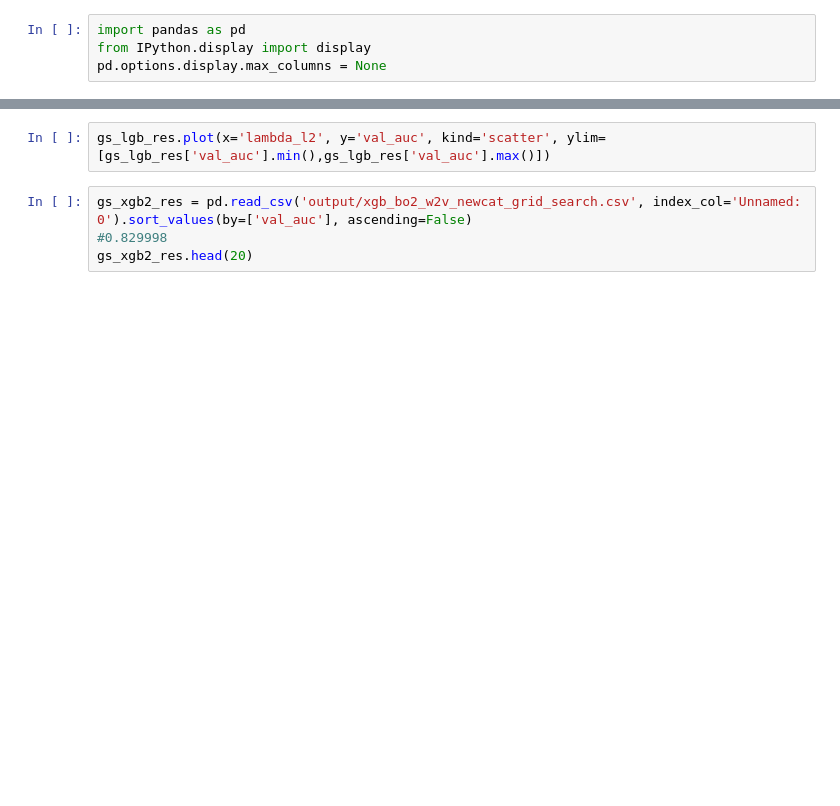
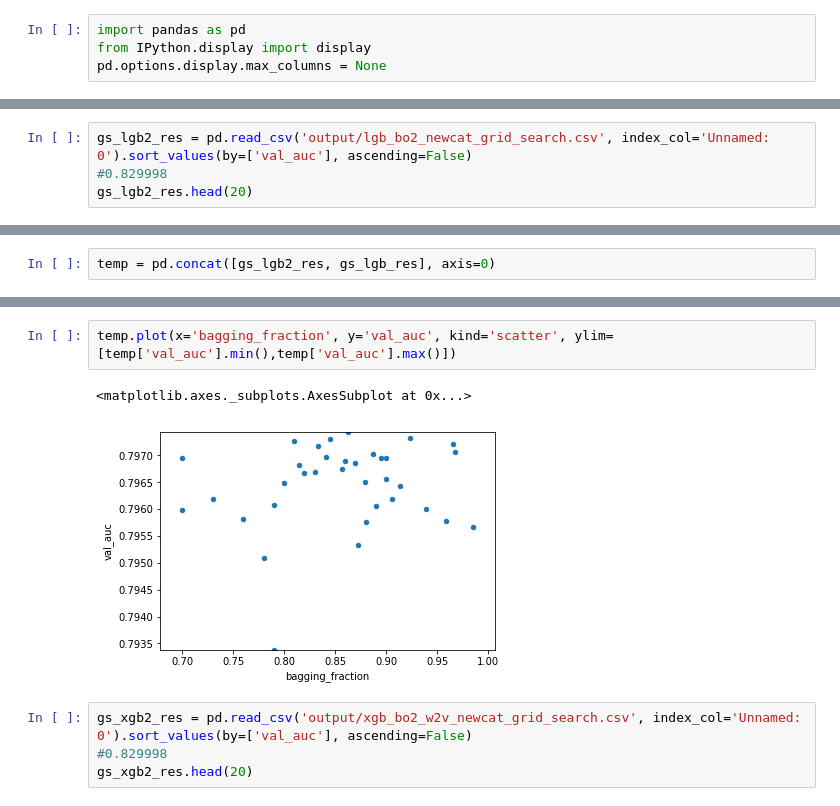
Before and after one commit to wluo-personal/AlphaBoosting, a Jupyter notebook: automl/automl_app/project_home_credit/show_gs_result.ipynb, the cells around one changed output, grey strips where cells are left out. Cells and saved outputs as stored; diff of their text form; blank space fills up the shorter version.

```diff
--- a/automl/automl_app/project_home_credit/show_gs_result.ipynb
+++ b/automl/automl_app/project_home_credit/show_gs_result.ipynb
@@ -14,0 +28,4 @@ gs_lgb_res.head(20)
+# %%
+gs_lgb2_res = pd.read_csv('output/lgb_bo2_newcat_grid_search.csv', index_col='Unnamed: 0').sort_values(by=['val_auc'], ascending=False)
+#0.829998
+gs_lgb2_res.head(20)
@@ -14,0 +49,2 @@ gs_lgb_res.head(20)
+# %%
+temp = pd.concat([gs_lgb2_res, gs_lgb_res], axis=0)
@@ -22,5 +112,8 @@ for col in gs_lgb_res.columns:
 # %%
-gs_lgb_res.plot(x='lambda_l2', y='val_auc', kind='scatter', ylim=[gs_lgb_res['val_auc'].min(),gs_lgb_res['val_auc'].max()])
+temp.plot(x='bagging_fraction', y='val_auc', kind='scatter', ylim=[temp['val_auc'].min(),temp['val_auc'].max()])
+# %% [output]
+<matplotlib.axes._subplots.AxesSubplot at 0x...>
+[figure, added]
 # %%
 gs_xgb2_res = pd.read_csv('output/xgb_bo2_w2v_newcat_grid_search.csv', index_col='Unnamed: 0').sort_values(by=['val_auc'], ascending=False)
 #0.829998
```
Also changed, not shown: parts of 8 cells of this notebook, 14 other files.
